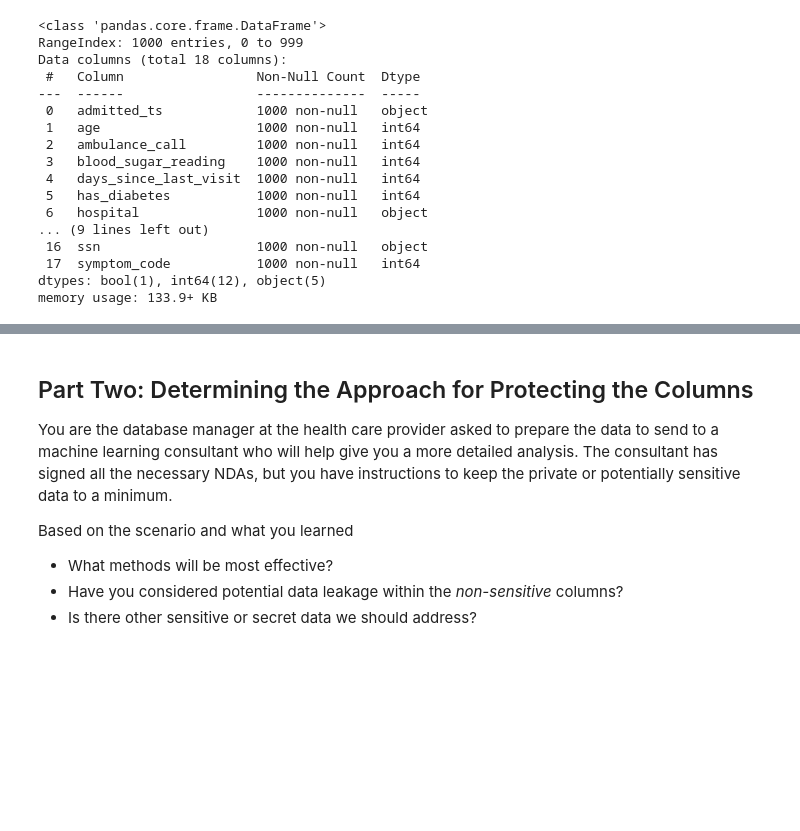
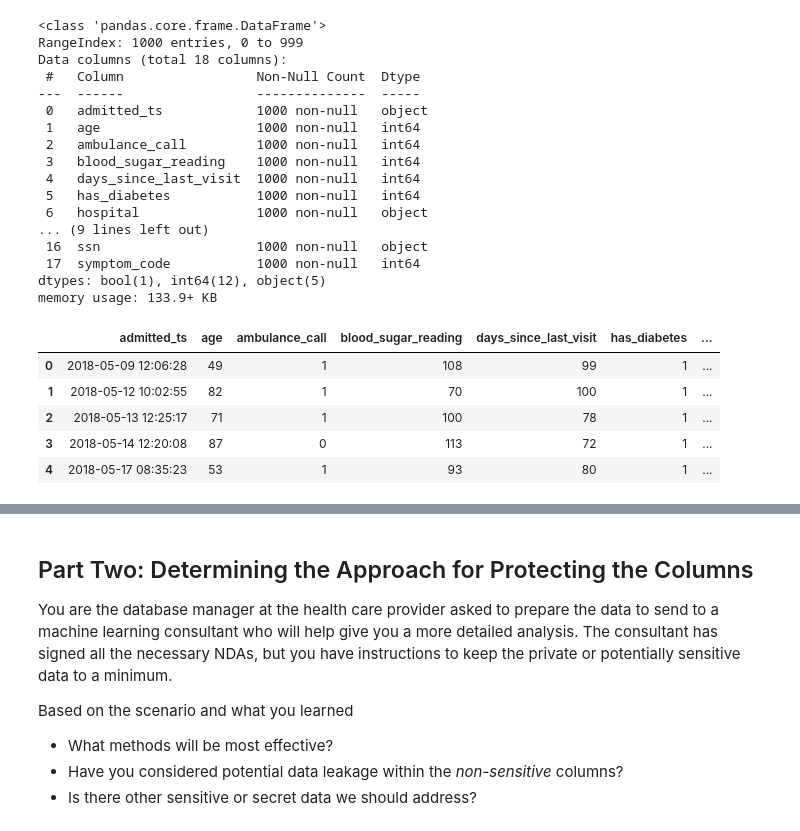
Before and after one commit to dbenayoun/IASD, a Jupyter notebook: DP3.ipynb, the cells around one changed output, grey strips where cells are left out. Saved outputs shown, nothing was run; the diff lists cells and outputs as text; code cells hidden in the pictures; blank space fills up the shorter version.

```diff
--- a/DP3.ipynb
+++ b/DP3.ipynb
@@ -53,3 +54,12 @@ Data columns (total 18 columns):
  17  symptom_code           1000 non-null   int64
 dtypes: bool(1), int64(12), object(5)
 memory usage: 133.9+ KB
+# %%
+df.head()
+# %% [output]
+|  | admitted_ts | age | ambulance_call | blood_sugar_reading | days_since_last_visit | has_diabetes | ... |
+| 0 | 2018-05-09 12:06:28 | 49 | 1 | 108 | 99 | 1 | ... |
+| 1 | 2018-05-12 10:02:55 | 82 | 1 | 70 | 100 | 1 | ... |
+| 2 | 2018-05-13 12:25:17 | 71 | 1 | 100 | 78 | 1 | ... |
+| 3 | 2018-05-14 12:20:08 | 87 | 0 | 113 | 72 | 1 | ... |
+| 4 | 2018-05-17 08:35:23 | 53 | 1 | 93 | 80 | 1 | ... |
```
Also changed, not shown: parts of 7 cells of this notebook.
